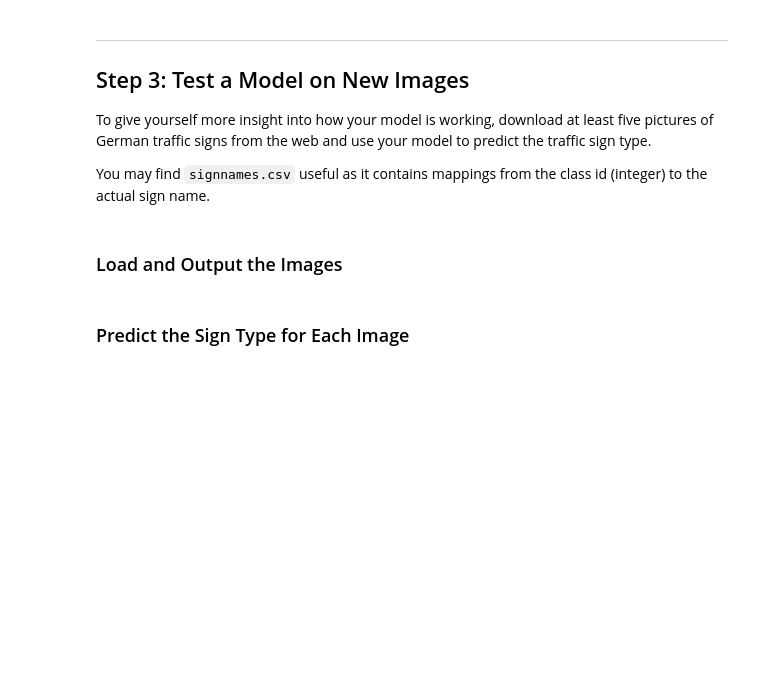
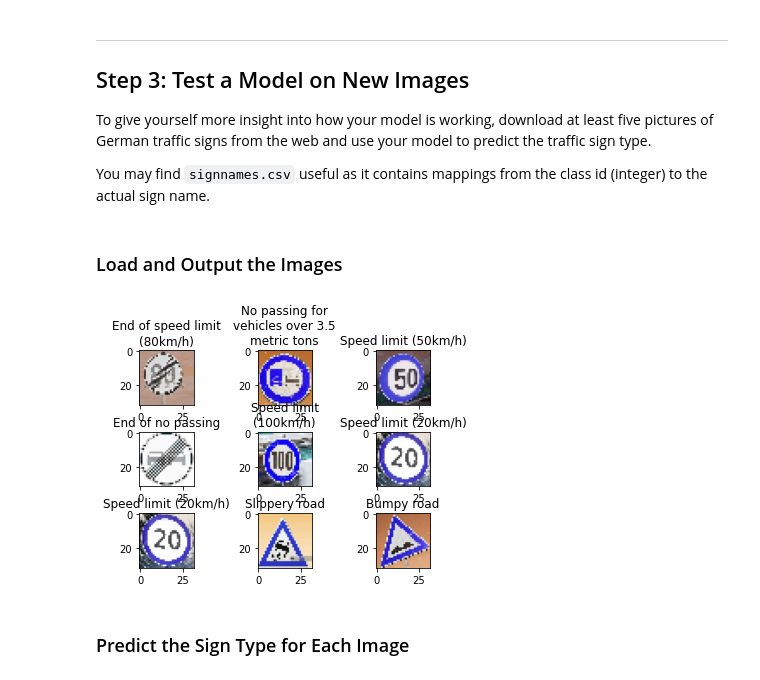
Before and after one commit to RamadanAhmed/CarND-Traffic-Sign-Classifier-Project, a Jupyter notebook: Traffic_Sign_Classifier.ipynb, the cells around one changed output. Saved outputs shown, nothing was run; the diff lists cells and outputs as text; code cells hidden in the pictures; blank space fills up the shorter version.

```diff
--- a/Traffic_Sign_Classifier.ipynb
+++ b/Traffic_Sign_Classifier.ipynb
@@ -372,3 +412,19 @@ You may find `signnames.csv` useful as it contains mappings from the class id (i
+# %%
+### Load the images and plot them here.
+### Feel free to use as many code cells as needed.
+import cv2
+X_examples = []
+y_examples = [int(image_name.split('.')[0]) for image_name in os.listdir('./examples')]
+for image_name in os.listdir('./examples'):
+    img = cv2.imread(os.path.join('./examples', image_name))
+    #img = cv2.cvtColor(img, cv2.COLOR_BGR2RGB)
+    img = cv2.resize(img, (32, 32))
+    X_examples.append(img)
+
+plt.figure(0)
+visualize_image(X_examples, y_examples, sign_labels_dict)
+# %% [output]
+[figure, added]
 # %% [markdown]
 ### Predict the Sign Type for Each Image
 # %%
```
Also changed, not shown: parts of 16 cells of this notebook, 50 other files.
